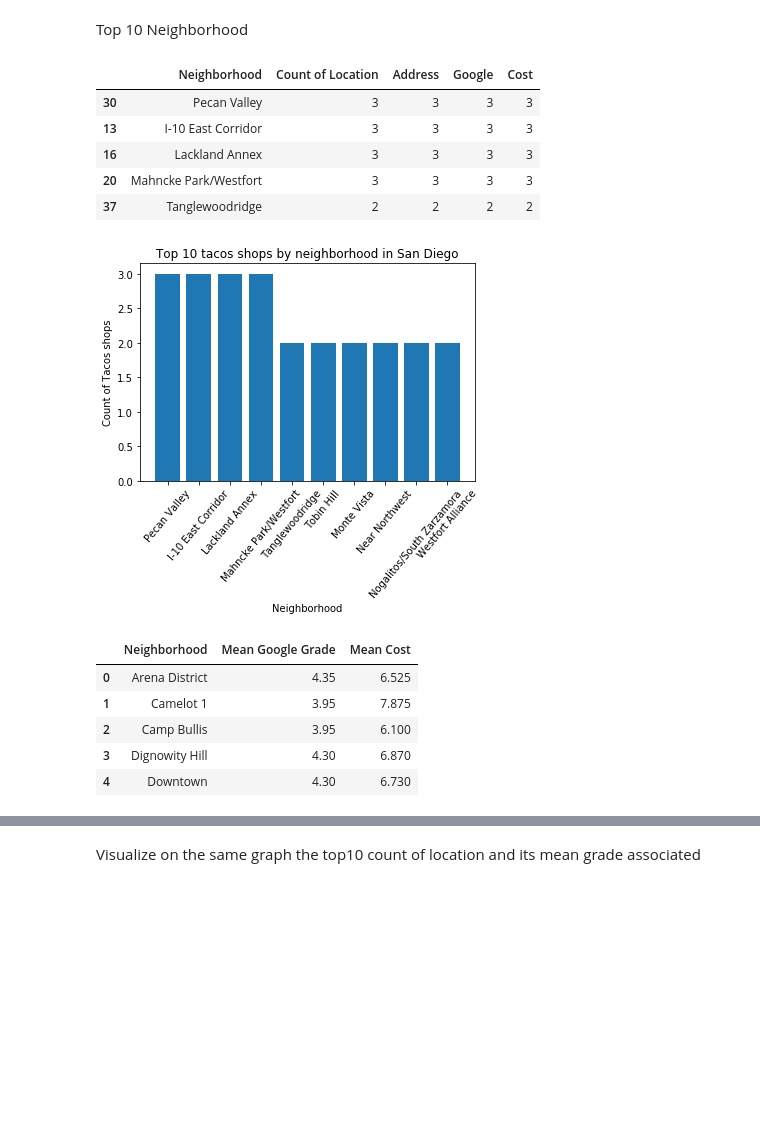
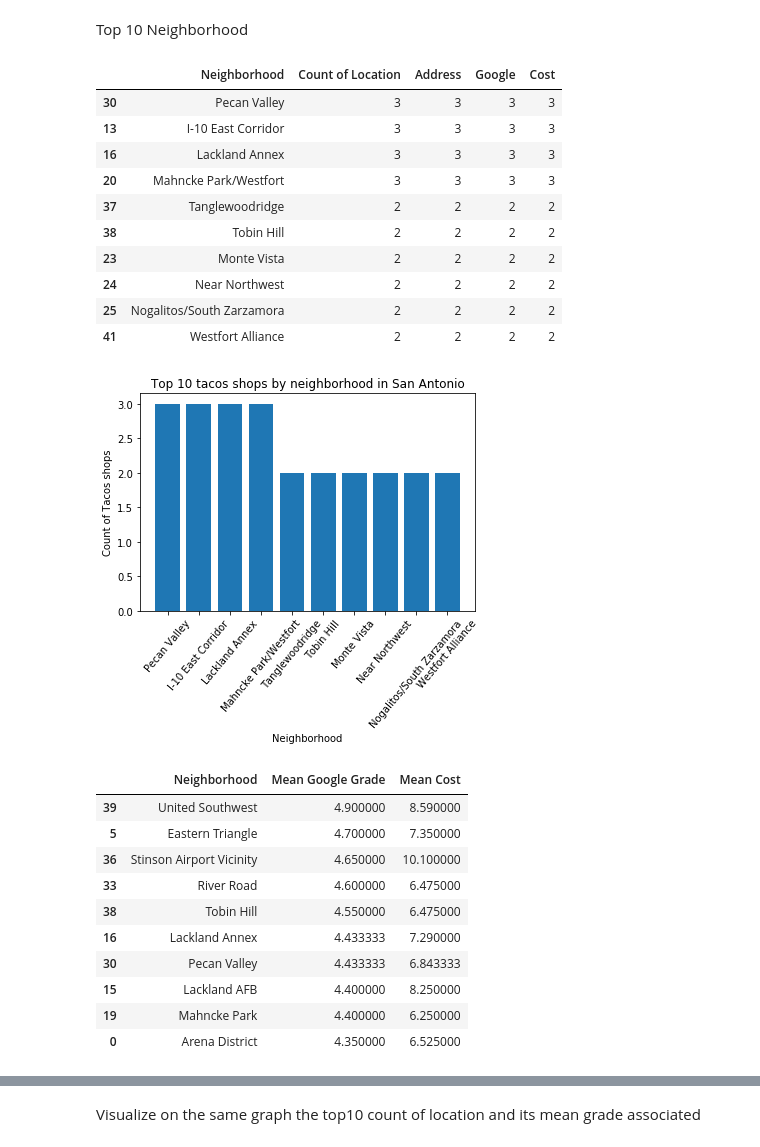
Before and after one commit to Benoit40/Coursera_Capstone, a Jupyter notebook: Capstone Project - TacosinSanAntonio.ipynb, the cells around one changed output, grey strips where cells are left out. Saved outputs shown, nothing was run; the diff lists cells and outputs as text; code cells hidden in the pictures; blank space fills up the shorter version.

```diff
--- a/Capstone Project - TacosinSanAntonio.ipynb
+++ b/Capstone Project - TacosinSanAntonio.ipynb
@@ -31,8 +31,9 @@ df.shape
 # %% [output]
 (385, 66)
 # %%
-df.dropna(subset=['Address'], inplace=True)
-df.head()
+df1 = df
+df1.dropna(subset=['Address'], inplace=True)
+df1.head()
 # %% [output]
 |  | Location | Burrito | Date | Neighborhood | Address | URL | Yelp | Google | Chips | Cost | ... |
 | 0 | Donato's taco shop | California | 1/18/2016 | Northwest | 6780 Miramar Rd | http://donatostacoshop.net/ | 3.5 | 4.2 | NaN | 6.49 | ... |
@@ -46,5 +47,5 @@ Clean the data - mean I will delete every columns that are not useful in the pro
 # %% [markdown]
 Remove columns - We will keep the location, Neighborhood, Adress, Google, Cost and Loc Columns
 # %%
-df = df[['Location','Neighborhood','Address','Google','Cost']]
+df1 = df1[['Location','Neighborhood','Address','Google','Cost']]
 # %%
@@ -73,11 +74,12 @@ We are also going to visualize the top10 neighborhood in a map
 # %% [markdown]
 Top 10 Neighborhood
 # %%
-df_count = df.groupby(["Neighborhood"]).count().reset_index()
+df_count = df1.groupby(["Neighborhood"]).count().reset_index()
 #df_count = df_count[['Neighborhood','Location']]
 df_count.rename(columns={'Location':'Count of Location'}, inplace=True)
 df_count_top10 = df_count.sort_values(['Count of Location'], ascending=False).head(10)
-df_count_top10.head()
+
+df_count_top10.head(10)
 # %% [output]
 |  | Neighborhood | Count of Location | Address | Google | Cost |
 | 30 | Pecan Valley | 3 | 3 | 3 | 3 |
@@ -85,27 +87,37 @@ df_count_top10.head()
 | 16 | Lackland Annex | 3 | 3 | 3 | 3 |
 | 20 | Mahncke Park/Westfort | 3 | 3 | 3 | 3 |
 | 37 | Tanglewoodridge | 2 | 2 | 2 | 2 |
+| 38 | Tobin Hill | 2 | 2 | 2 | 2 |
+| 23 | Monte Vista | 2 | 2 | 2 | 2 |
+| 24 | Near Northwest | 2 | 2 | 2 | 2 |
+| 25 | Nogalitos/South Zarzamora | 2 | 2 | 2 | 2 |
+| 41 | Westfort Alliance | 2 | 2 | 2 | 2 |
 # %%
 import matplotlib.pyplot as plt
 # %%
 x = df_count_top10['Neighborhood']
 y = df_count_top10['Count of Location']
 plt.xlabel('Neighborhood')
 plt.ylabel('Count of Tacos shops')
-plt.title('Top 10 tacos shops by neighborhood in San Diego')
+plt.title('Top 10 tacos shops by neighborhood in San Antonio')
 plt.xticks(rotation=50)
 plt.bar(x, y)
 plt.show()
 # %% [output]
-[figure, old version]
+[figure, new version]
 # %%
 df_sum_grades = df.groupby(['Neighborhood'])[['Google','Cost']].mean().reset_index()
 df_sum_grades.rename(columns={'Google':'Mean Google Grade','Cost':'Mean Cost'}, inplace=True)
-df_sum_grades.head()
+df_sum_grades.sort_values(['Mean Google Grade'], ascending=False).head(10)
 # %% [output]
 |  | Neighborhood | Mean Google Grade | Mean Cost |
-| 0 | Arena District | 4.35 | 6.525 |
-| 1 | Camelot 1 | 3.95 | 7.875 |
-| 2 | Camp Bullis | 3.95 | 6.100 |
-| 3 | Dignowity Hill | 4.30 | 6.870 |
-| 4 | Downtown | 4.30 | 6.730 |
+| 39 | United Southwest | 4.900000 | 8.590000 |
+| 5 | Eastern Triangle | 4.700000 | 7.350000 |
+| 36 | Stinson Airport Vicinity | 4.650000 | 10.100000 |
+| 33 | River Road | 4.600000 | 6.475000 |
+| 38 | Tobin Hill | 4.550000 | 6.475000 |
+| 16 | Lackland Annex | 4.433333 | 7.290000 |
+| 30 | Pecan Valley | 4.433333 | 6.843333 |
+| 15 | Lackland AFB | 4.400000 | 8.250000 |
+| 19 | Mahncke Park | 4.400000 | 6.250000 |
+| 0 | Arena District | 4.350000 | 6.525000 |
```
Also changed, not shown: parts of 7 cells of this notebook.
